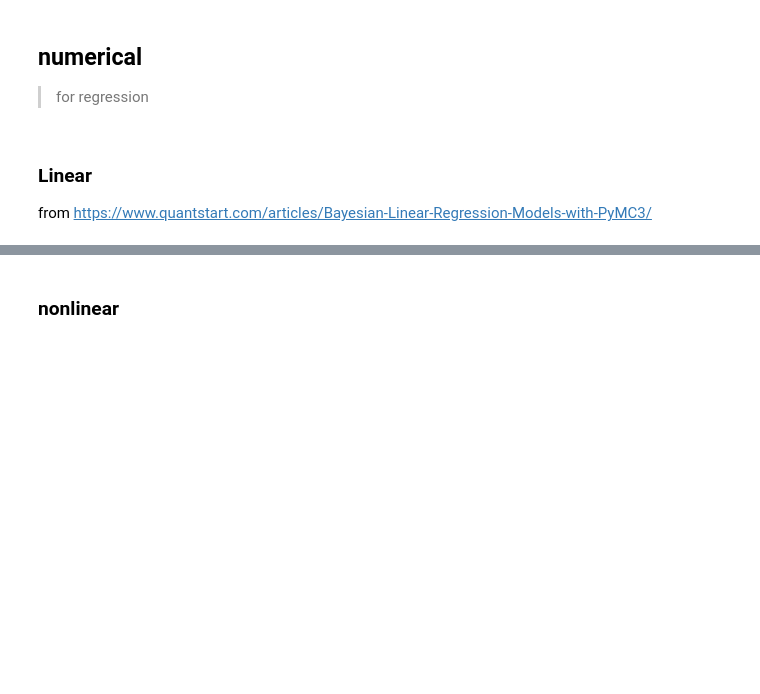
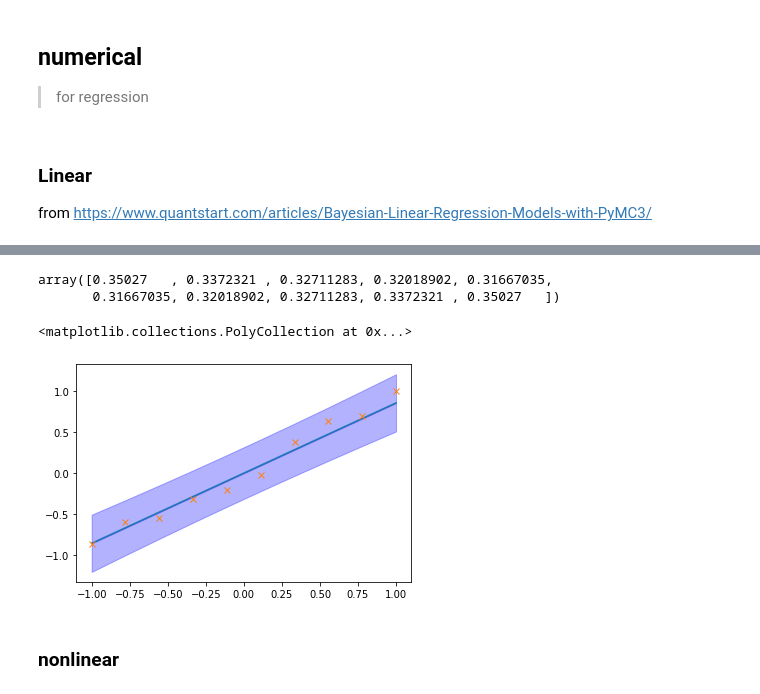
Before and after one commit to wooohoooo/thompson_sampling, a Jupyter notebook: 02_models.ipynb, the cells around one changed output, grey strips where cells are left out. Saved outputs shown, nothing was run; the diff lists cells and outputs as text; code cells hidden in the pictures; blank space fills up the shorter version.

```diff
--- a/02_models.ipynb
+++ b/02_models.ipynb
@@ -283,3 +330,34 @@ plt.show()
+# %%
+bbl = BatchBayesLinReg(n_features = X.shape[1],alpha=0.3, beta=10)
+# %%
+batch_size = X.shape[0]
+n_batches = len(X) // batch_size
+
+batches = zip(
+    np.array_split(X, n_batches),
+    np.array_split(y0, n_batches)
+)
+
+for x_batch, y_batch in batches:
+    bbl.learn(np.atleast_2d(x_batch), y_batch)
+# %%
+y_hat_dist = bbl.predict(X)
+# %%
+y_hat = y_hat_dist.mean()
+y_hat_std = y_hat_dist.std()
+# %%
+y_hat_std
+# %% [output]
+array([0.35027   , 0.3372321 , 0.32711283, 0.32018902, 0.31667035,
+       0.31667035, 0.32018902, 0.32711283, 0.3372321 , 0.35027   ])
+# %%
+plt.plot(X.squeeze(),y_hat)
+plt.plot(X.squeeze(),y0,'x')
+plt.fill_between(X.squeeze(), y_hat, y_hat - y_hat_std, alpha = 0.3,color='blue')
+plt.fill_between(X.squeeze(), y_hat, y_hat + y_hat_std, alpha = 0.3,color='blue')
+# %% [output]
+<matplotlib.collections.PolyCollection at 0x...>
+[figure, added]
 # %% [markdown]
 ### nonlinear
 # %%
```
Also changed, not shown: parts of 14 cells of this notebook, 4 other files.
